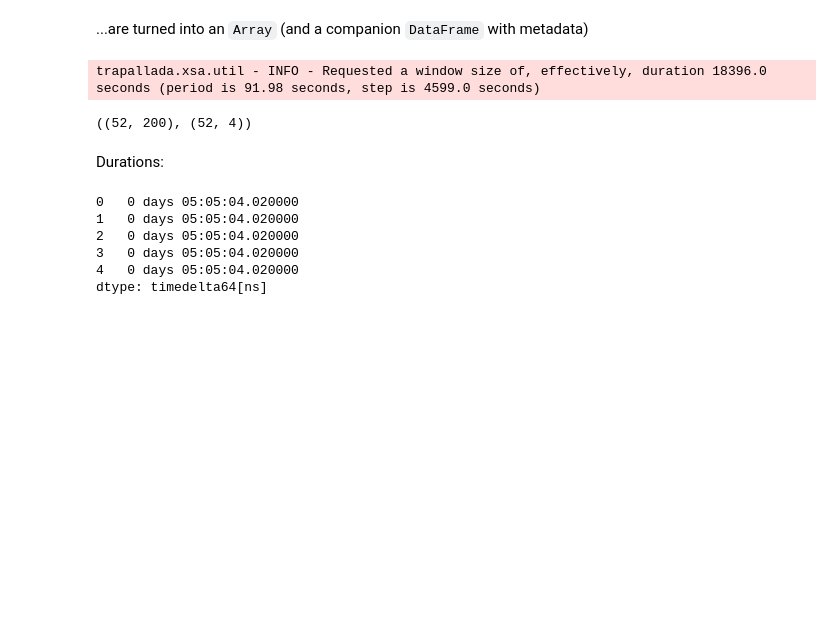
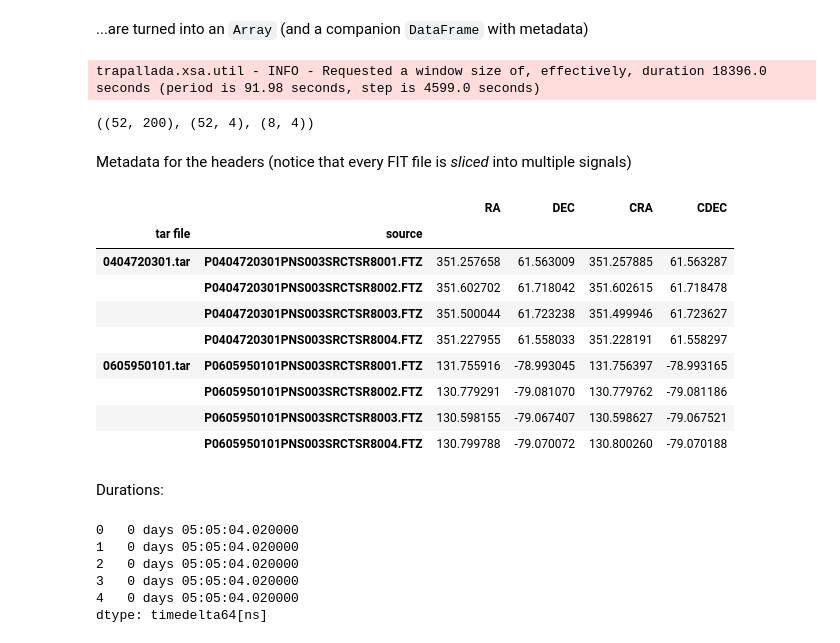
Before and after one commit to manuvazquez/VAEonXMM, a Jupyter notebook: nbs/xsa_util.ipynb, the cells around one changed output. Drawn from its saved outputs; the diff is of its cells as text; code cells hidden in the pictures; blank space fills up the shorter version.

Commit message:
- some cleaning - xsa/util.py     - minor improvements     - headers from the files are also saved

```diff
--- a/nbs/xsa_util.ipynb
+++ b/nbs/xsa_util.ipynb
@@ -298,11 +320,26 @@ list(tmp_dir_root.glob('*.tar'))
 # %% [markdown]
 ...are turned into an `Array` (and a companion `DataFrame` with metadata)
 # %%
-signals, metadata_df  = trapallada.xsa.util.tars_to_array(tmp_dir_root.glob('*.tar'))
-signals.shape, metadata_df.shape
+signals, metadata_df, headers_df  = trapallada.xsa.util.tars_to_array(tmp_dir_root.glob('*.tar'))
+signals.shape, metadata_df.shape, headers_df.shape
 # %% [output]
 trapallada.xsa.util - INFO - Requested a window size of, effectively, duration 18396.0 seconds (period is 91.98 seconds, step is 4599.0 seconds)
-((52, 200), (52, 4))
+((52, 200), (52, 4), (8, 4))
+# %% [markdown]
+Metadata for the headers (notice that every FIT file is *sliced* into multiple signals)
+# %%
+headers_df
+# %% [output]
+|  |  | RA | DEC | CRA | CDEC |
+| tar file | source |  |  |  |  |
+| 0404720301.tar | P0404720301PNS003SRCTSR8001.FTZ | 351.257658 | 61.563009 | 351.257885 | 61.563287 |
+|  | P0404720301PNS003SRCTSR8002.FTZ | 351.602702 | 61.718042 | 351.602615 | 61.718478 |
+|  | P0404720301PNS003SRCTSR8003.FTZ | 351.500044 | 61.723238 | 351.499946 | 61.723627 |
+|  | P0404720301PNS003SRCTSR8004.FTZ | 351.227955 | 61.558033 | 351.228191 | 61.558297 |
+| 0605950101.tar | P0605950101PNS003SRCTSR8001.FTZ | 131.755916 | -78.993045 | 131.756397 | -78.993165 |
+|  | P0605950101PNS003SRCTSR8002.FTZ | 130.779291 | -79.081070 | 130.779762 | -79.081186 |
+|  | P0605950101PNS003SRCTSR8003.FTZ | 130.598155 | -79.067407 | 130.598627 | -79.067521 |
+|  | P0605950101PNS003SRCTSR8004.FTZ | 130.799788 | -79.070072 | 130.800260 | -79.070188 |
 # %% [markdown]
 Durations:
 # %%
```
Also changed, not shown: parts of 17 cells of this notebook, 5 other files.
